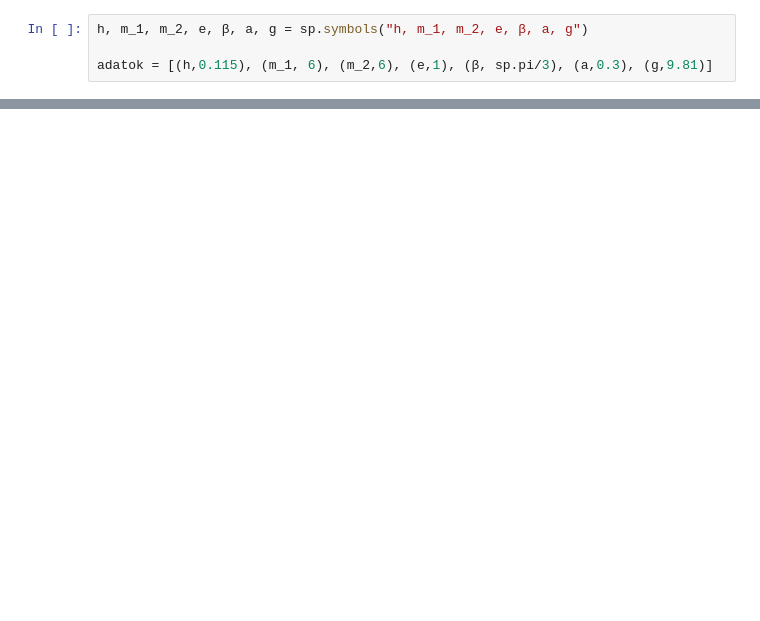
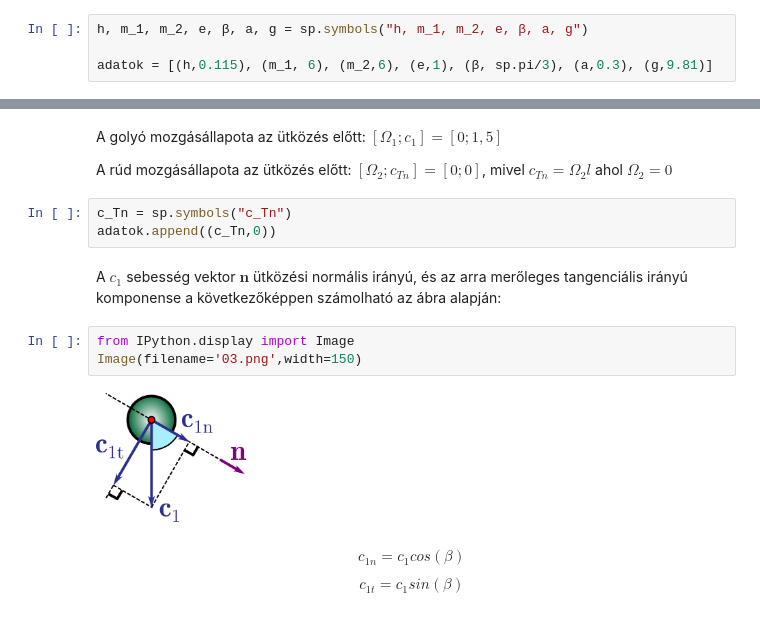
Before and after one commit to barnabaspiri/RezgestanPython, a Jupyter notebook: elso_het/gyak_1.ipynb, the cells around one changed output, grey strips where cells are left out. Cells and saved outputs as stored; diff of their text form; blank space fills up the shorter version.

```diff
--- a/elso_het/gyak_1.ipynb
+++ b/elso_het/gyak_1.ipynb
@@ -20,0 +90,18 @@ ahol $T_0$ a kezdeti kinetikus energia, $T_1$ pedig az ütközés pillanata utá
+# %% [markdown]
+A golyó mozgásállapota az ütközés előtt: $[\Omega_1; c_1] = [0;1,5]$
+
+A rúd mozgásállapota az ütközés előtt: $[\Omega_2; c_{Tn}] = [0;0]$, mivel $c_{Tn}=\Omega_2 l $ ahol $\Omega_2=0$
+# %%
+c_Tn = sp.symbols("c_Tn")
+adatok.append((c_Tn,0))
+# %% [markdown]
+A $c_1$ sebesség vektor $\textbf{n}$ ütközési normális irányú, és az arra merőleges tangenciális irányú komponense a következőképpen számolható az ábra alapján:
+# %%
+from IPython.display import Image
+Image(filename='03.png',width=150)
+# %% [output]
+[figure, added]
+# %% [markdown]
+$$c_{1n} = c_1 cos(\beta)$$
+
+$$c_{1t} = c_1 sin(\beta)$$
```
Also changed, not shown: parts of 12 cells of this notebook, 2 other files.
